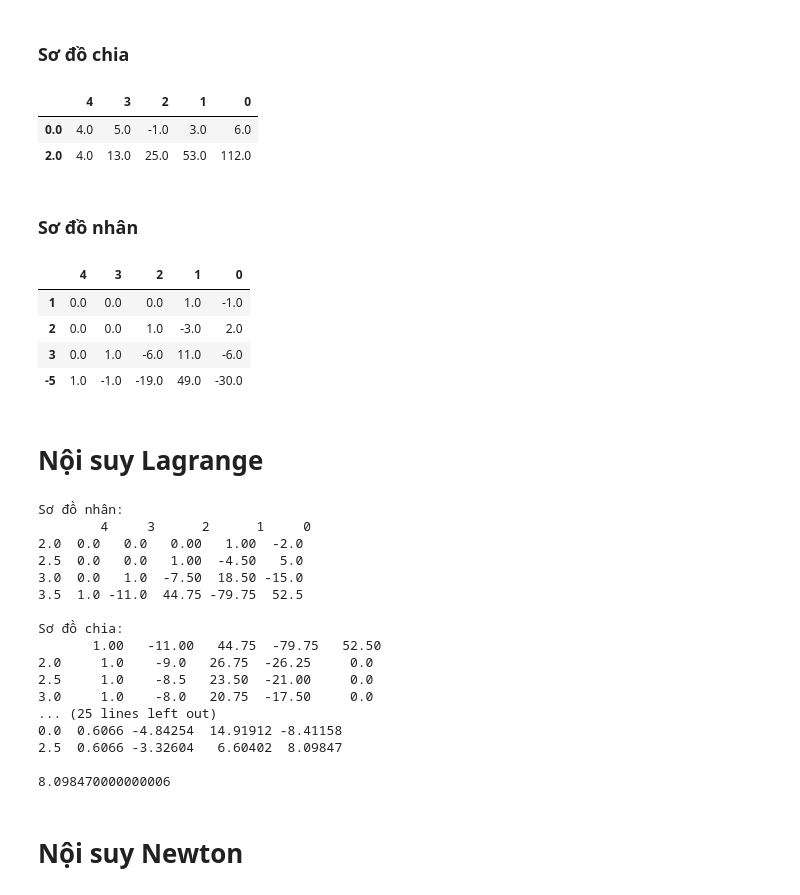
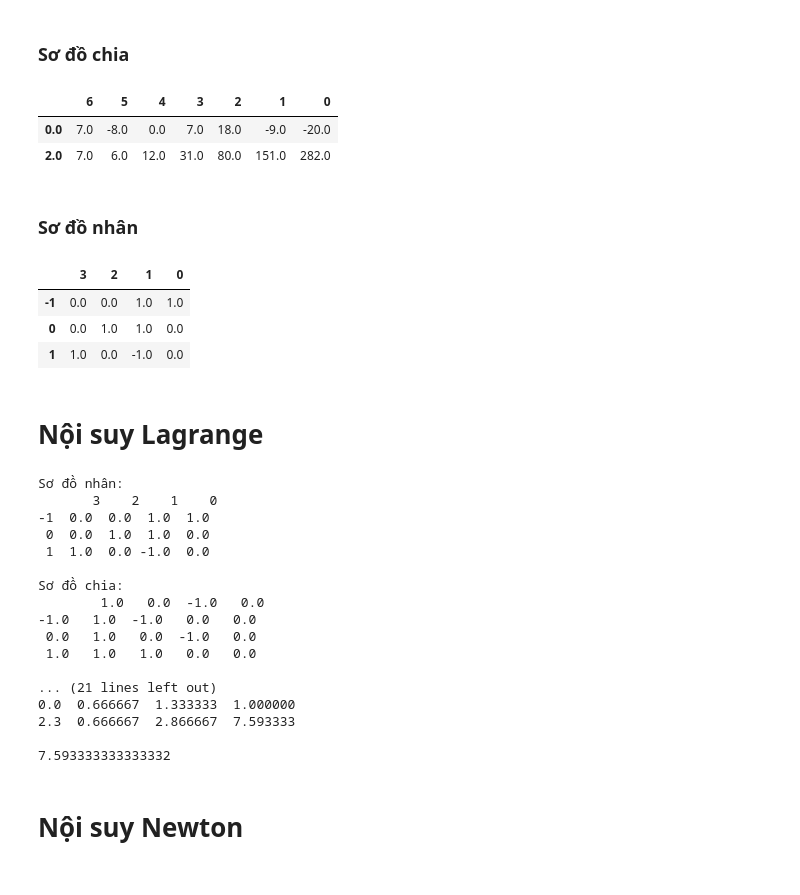
Before and after one commit to SmallCityBoy/PPT, a Jupyter notebook: PPT.ipynb, the cells around one changed output. Drawn from its saved outputs; the diff is of its cells as text; code cells hidden in the pictures.

```diff
--- a/PPT.ipynb
+++ b/PPT.ipynb
@@ -449,28 +449,27 @@ plt.grid()
 # %%
 # chia đa thức (7x^6 - 8x^5 + 7x^3 +18x^2 - 9x - 20) cho (x - 2)
 
-a = np.array([[4,5,-1,3,6]])
+a = np.array([[7,-8,0,7,18,-9,-20]])
 b = np.array([[2]])
 
 pd.DataFrame(hoocner(a,b)[:,1:], index=hoocner(a,b)[:,0], columns=[i for i in range(len(a[0])-1,-1,-1)])
 # %% [output]
-|  | 4 | 3 | 2 | 1 | 0 |
-| 0.0 | 4.0 | 5.0 | -1.0 | 3.0 | 6.0 |
-| 2.0 | 4.0 | 13.0 | 25.0 | 53.0 | 112.0 |
+|  | 6 | 5 | 4 | 3 | 2 | 1 | 0 |
+| 0.0 | 7.0 | -8.0 | 0.0 | 7.0 | 18.0 | -9.0 | -20.0 |
+| 2.0 | 7.0 | 6.0 | 12.0 | 31.0 | 80.0 | 151.0 | 282.0 |
 # %% [markdown]
 ### Sơ đồ nhân
 # %%
 # nhân (x - 1)(x - 3)(x - 5)(x - 7)
 
-a = np.array([[1,2,3,-5]])
+a = np.array([[-1,0,1]])
 
 pd.DataFrame(hoocnenguoc(a), index=a[0], columns=[i for i in range(len(a[0]),-1,-1)])
 # %% [output]
-|  | 4 | 3 | 2 | 1 | 0 |
-| 1 | 0.0 | 0.0 | 0.0 | 1.0 | -1.0 |
-| 2 | 0.0 | 0.0 | 1.0 | -3.0 | 2.0 |
-| 3 | 0.0 | 1.0 | -6.0 | 11.0 | -6.0 |
-| -5 | 1.0 | -1.0 | -19.0 | 49.0 | -30.0 |
+|  | 3 | 2 | 1 | 0 |
+| -1 | 0.0 | 0.0 | 1.0 | 1.0 |
+| 0 | 0.0 | 1.0 | 1.0 | 0.0 |
+| 1 | 1.0 | 0.0 | -1.0 | 0.0 |
 # %% [markdown]
 # Nội suy Lagrange
 # %%
@@ -478,29 +477,29 @@ pd.DataFrame(hoocnenguoc(a), index=a[0], columns=[i for i in range(len(a[0]),-1,
 # X = nhapX()
 # Y = nhapY()
 
-X = np.array([[2,2.5,3,3.5]])
-Y = np.array([[6.90930, 8.09847, 9.14112, 10.4922]])
-b = np.array([[2.5]])
+X = np.array([[-1, 0, 1]])
+Y = np.array([[1/3,1,3]])
+b = np.array([[2.3]])
 
 NoisuyLG(X, Y, b)
 # %% [output]
 Sơ đồ nhân:
-        4     3      2      1     0
-2.0  0.0   0.0   0.00   1.00  -2.0
-2.5  0.0   0.0   1.00  -4.50   5.0
-3.0  0.0   1.0  -7.50  18.50 -15.0
-3.5  1.0 -11.0  44.75 -79.75  52.5
+       3    2    1    0
+-1  0.0  0.0  1.0  1.0
+ 0  0.0  1.0  1.0  0.0
+ 1  1.0  0.0 -1.0  0.0
 
 Sơ đồ chia:
-       1.00   -11.00   44.75  -79.75   52.50
-2.0     1.0    -9.0   26.75  -26.25     0.0
-2.5     1.0    -8.5   23.50  -21.00     0.0
-3.0     1.0    -8.0   20.75  -17.50     0.0
-... (25 lines left out)
-0.0  0.6066 -4.84254  14.91912 -8.41158
-2.5  0.6066 -3.32604   6.60402  8.09847
+        1.0   0.0  -1.0   0.0
+-1.0   1.0  -1.0   0.0   0.0
+ 0.0   1.0   0.0  -1.0   0.0
+ 1.0   1.0   1.0   0.0   0.0
 
-8.098470000000006
+... (21 lines left out)
+0.0  0.666667  1.333333  1.000000
+2.3  0.666667  2.866667  7.593333
+
+7.593333333333332
 # %% [markdown]
 # Nội suy Newton
 # %% [markdown]
```
Also changed, not shown: parts of 15 cells of this notebook, 1 other file.
